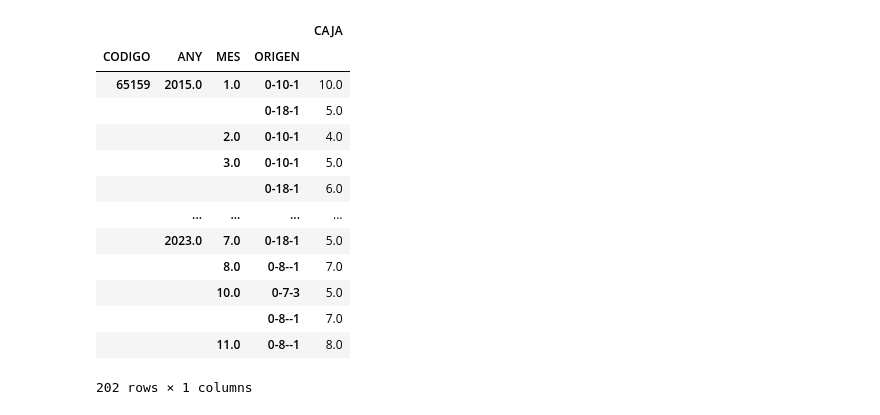
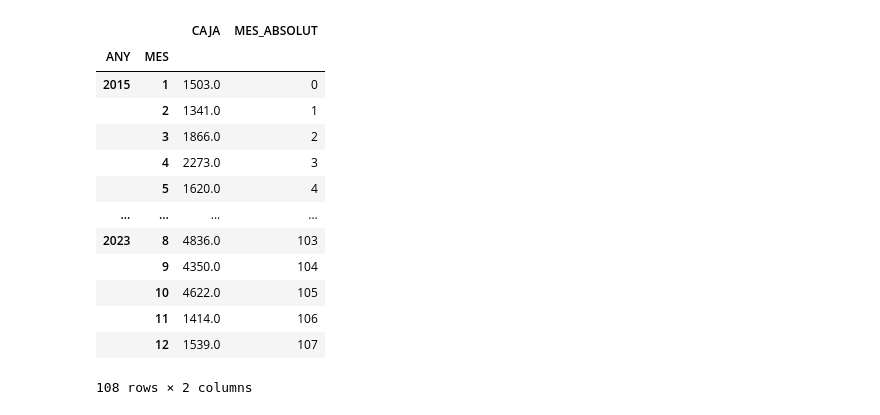
Before and after one commit to sgxaviii/Datathon-FME-2023, a Jupyter notebook: Repte NTTData/main.ipynb, the cells around one changed output. Drawn from its saved outputs; the diff is of its cells as text; code cells hidden in the pictures.

```diff
--- a/Repte NTTData/main.ipynb
+++ b/Repte NTTData/main.ipynb
@@ -39,23 +0,0 @@ See the caveats in the documentation: https://pandas.pydata.org/pandas-docs/stab
-# %%
-codi = '65159'
-df = df.where(df['CODIGO']==codi)
-df.dropna(inplace=True)
-df = df[['CODIGO','CAJA', 'MES', 'ANY','ORIGEN']]
-df = df.groupby(['CODIGO','ANY','MES','ORIGEN'])['CAJA'].sum()
-df = df.to_frame()
-df
-# %% [output]
-|  |  |  |  | CAJA |
-| CODIGO | ANY | MES | ORIGEN |  |
-| 65159 | 2015.0 | 1.0 | 0-10-1 | 10.0 |
-|  |  |  | 0-18-1 | 5.0 |
-|  |  | 2.0 | 0-10-1 | 4.0 |
-|  |  | 3.0 | 0-10-1 | 5.0 |
-|  |  |  | 0-18-1 | 6.0 |
-|  | ... | ... | ... | ... |
-|  | 2023.0 | 7.0 | 0-18-1 | 5.0 |
-|  |  | 8.0 | 0-8--1 | 7.0 |
-|  |  | 10.0 | 0-7-3 | 5.0 |
-|  |  |  | 0-8--1 | 7.0 |
-|  |  | 11.0 | 0-8--1 | 8.0 |
-202 rows × 1 columns
@@ -61,0 +22,24 @@ df
+# %%
+df = dades()
+df = df.sort_values(by='FECHAPEDIDO')
+df.set_index('FECHAPEDIDO')
+categoria = 2
+origen = '0-14'
+df = graficar(df, categoria, origen)
+df['MES_ABSOLUT'] = np.arange(len(df))
+df
+# %% [output]
+|  |  | CAJA | MES_ABSOLUT |
+| ANY | MES |  |  |
+| 2015 | 1 | 1503.0 | 0 |
+|  | 2 | 1341.0 | 1 |
+|  | 3 | 1866.0 | 2 |
+|  | 4 | 2273.0 | 3 |
+|  | 5 | 1620.0 | 4 |
+| ... | ... | ... | ... |
+| 2023 | 8 | 4836.0 | 103 |
+|  | 9 | 4350.0 | 104 |
+|  | 10 | 4622.0 | 105 |
+|  | 11 | 1414.0 | 106 |
+|  | 12 | 1539.0 | 107 |
+108 rows × 2 columns
```
Also changed, not shown: parts of 4 cells of this notebook, 2 other files.
